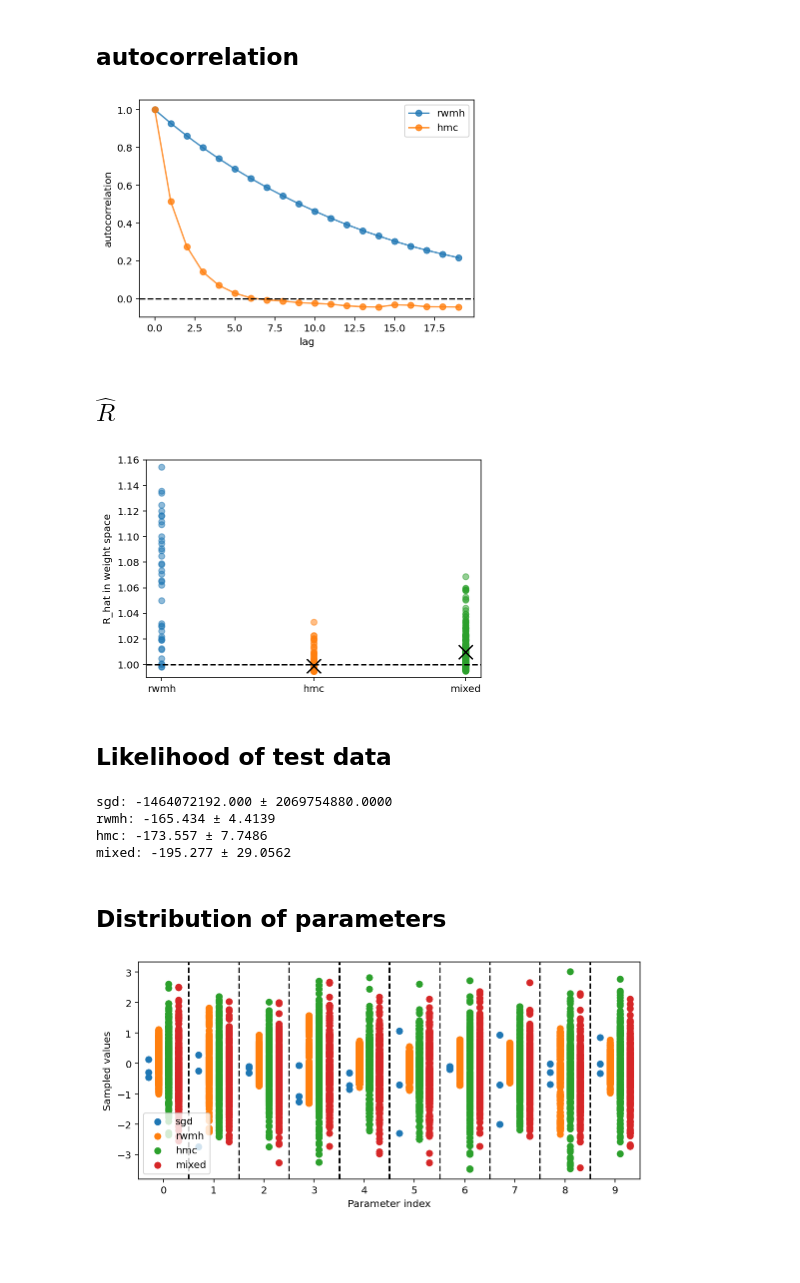
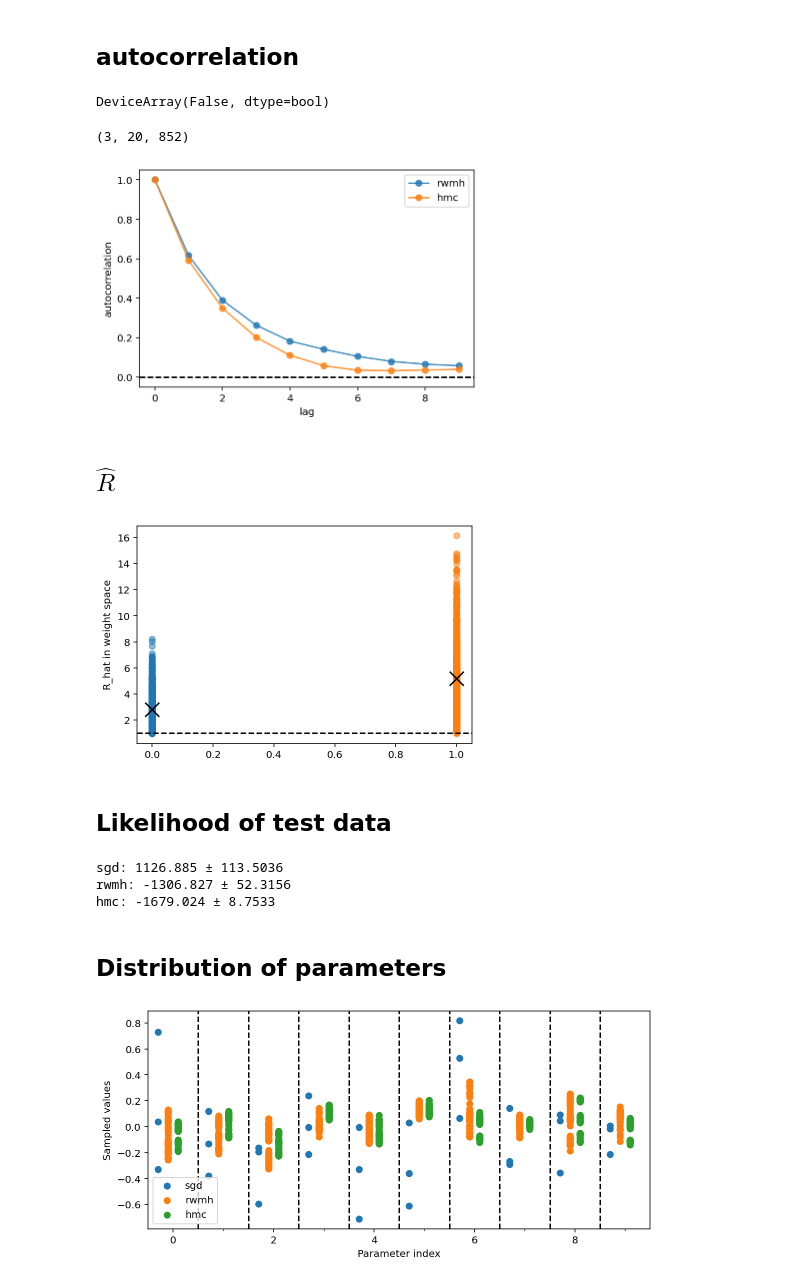
Before and after one commit to martin-marek/bnn-project, a Jupyter notebook: notebooks/uci_regression.ipynb, the cells around one changed output. Saved outputs shown, nothing was run; the diff lists cells and outputs as text; code cells hidden in the pictures; blank space fills up the shorter version.

```diff
--- a/notebooks/uci_regression.ipynb
+++ b/notebooks/uci_regression.ipynb
@@ -442,7 +212,7 @@ fig, axs = plt.subplots(1, 2, figsize=[8, 3])
 axs = axs.flatten()
 chains_to_show = ['rwmh', 'hmc']
 for i, name in enumerate(chains_to_show):
-    chains = chains_to_arr(chains_dict[name])
+    chains = chains_dict[name]
     param = chains[chain_idx, :, param_idx]
     line, = axs[i].plot(param[:n_points].tolist(), 'o-', alpha=0.8, label=name, color=f'C{i}')
     axs[i].axhline(y=chains[:, :, param_idx].mean(), linestyle="--", color='black')
@@ -459,5 +229,13 @@ plt.show()
 # %% [markdown]
 ## autocorrelation
+# %%
+jnp.any(jnp.isnan(chains_dict['hmc']))
+# %% [output]
+DeviceArray(False, dtype=bool)
+# %%
+chains.shape
+# %% [output]
+(3, 20, 852)
 # %%
 fig, ax = plt.subplots()
 
@@ -465,8 +243,8 @@ fig, ax = plt.subplots()
 f = lambda x: x
 chains_to_show = ['rwmh', 'hmc']
 for i, name in enumerate(chains_to_show):
-    chains = chains_to_arr(chains_dict[name])
-    r = metrics.autocorr(chains, f)
+    chains = chains_dict[name]
+    r = metrics.autocorr(chains, f, 10)
     ax.plot(r.tolist(), 'o-', alpha=0.8, label=name)
     ax.axhline(y=0, color='black', linestyle="--")
 ax.legend()
@@ -476,7 +254,7 @@ ax.set_ylabel('autocorrelation')
 # plt.savefig('plots/rhat_autocorr.pdf', bbox_inches='tight', pad_inches=0)
 plt.show()
 # %% [output]
-[figure, old version]
+[figure, new version]
 # %% [markdown]
 ## $\hat{R}$
 # %%
@@ -484,9 +262,9 @@ fig, ax = plt.subplots()
 
 # R_hat
 f = lambda x: x
-chains_to_show = ['rwmh', 'hmc', 'mixed']
+chains_to_show = ['rwmh', 'hmc']
 for i, name in enumerate(chains_to_show):
-    chains = chains_to_arr(chains_dict[name])
+    chains = chains_dict[name]
     r = metrics.r_hat(chains, f)
     ax.scatter([i]*len(r), r.tolist(), alpha=0.5)
     ax.scatter(i, r.mean(), color='black', marker='x', s=200, zorder=2)
@@ -496,17 +274,13 @@ ax.axhline(y=1, color='black', linestyle="--")
 
 # plt.savefig('plots/rhat_autocorr.pdf', bbox_inches='tight', pad_inches=0)
 # ax.set_yscale('log')
-ax.set_ylim([0.99, 1.16])
+# ax.set_ylim([0.99, 1.16])
 plt.show()
 # %% [output]
-[figure, old version]
+[figure, new version]
 # %% [markdown]
 ## Likelihood of test data
 # %%
-# create unravel function
-params_tree = chains_dict['hmc'][0][-1]
-unravel_fn = ravel_pytree(params_tree)[1]
-
 # function like 'predict_fn' but takes in an array an unravels it
 def predict_from_array(x, params_flat):
     params_tree = unravel_fn(params_flat)
@@ -530,42 +304,36 @@ def chain_to_loglike(chain):
     log_likelihood = log_likelihood.sum()
     return log_likelihood
 
+
 for i, (name, chains) in enumerate(chains_dict.items()):
-    chains = chains_to_arr(chains)
-
-    # compute likelihood for each chain
-    loss_fn_vmap = jax.vmap(chain_to_loglike, 0)
-    loss = loss_fn_vmap(chains)
-
-    # ll = chain_to_loglike(chains)
-    print(f'{name}: {loss.mean():.3f} ± {loss.std():.4f}')
+    ll = jax.vmap(chain_to_loglike)(chains)
+    print(f'{name}: {ll.mean():.3f} ± {ll.std():.4f}')
 # %% [output]
-sgd: -1464072192.000 ± 2069754880.0000
-rwmh: -165.434 ± 4.4139
-hmc: -173.557 ± 7.7486
-mixed: -195.277 ± 29.0562
+sgd: 1126.885 ± 113.5036
+rwmh: -1306.827 ± 52.3156
+hmc: -1679.024 ± 8.7533
 # %% [markdown]
 ## Distribution of parameters
 # %%
 fig, ax = plt.subplots(figsize=[9, 4])
 d = 10 # num. of params to plot
-chains_to_show = ['sgd', 'rwmh', 'hmc', 'mixed']
+chains_to_show = ['sgd', 'rwmh', 'hmc']
 for i, name in enumerate(chains_to_show):
-    chains = chains_to_arr(chains_dict[name])
+    chains = chains_dict[name]
     M, N, D = chains.shape
     y_ = chains.reshape([M*N, D])[:, :d]
     x_ = jnp.zeros([len(y_), 1]) + jnp.arange(d)[None] + (0.2*i - 0.3)
     ax.scatter(x_, y_, c=f'C{i}', alpha=1, label=name)
 
 for i in range(d-1):
     ax.axvline(x=i+0.5, linestyle="--", color='black')
 
 ax.set_xlim([-0.5, d-0.5])
 ax.set_xticks(range(10), range(10))
 ax.set_xlabel('Parameter index')
 ax.set_ylabel('Sampled values')
 ax.legend(loc='lower left')
 # plt.savefig('plots/parameter_distribution.pdf', bbox_inches='tight', pad_inches=0)
 plt.show()
 # %% [output]
-[figure, old version]
+[figure, new version]
```
Also changed, not shown: parts of 27 cells of this notebook, 3 other files.
